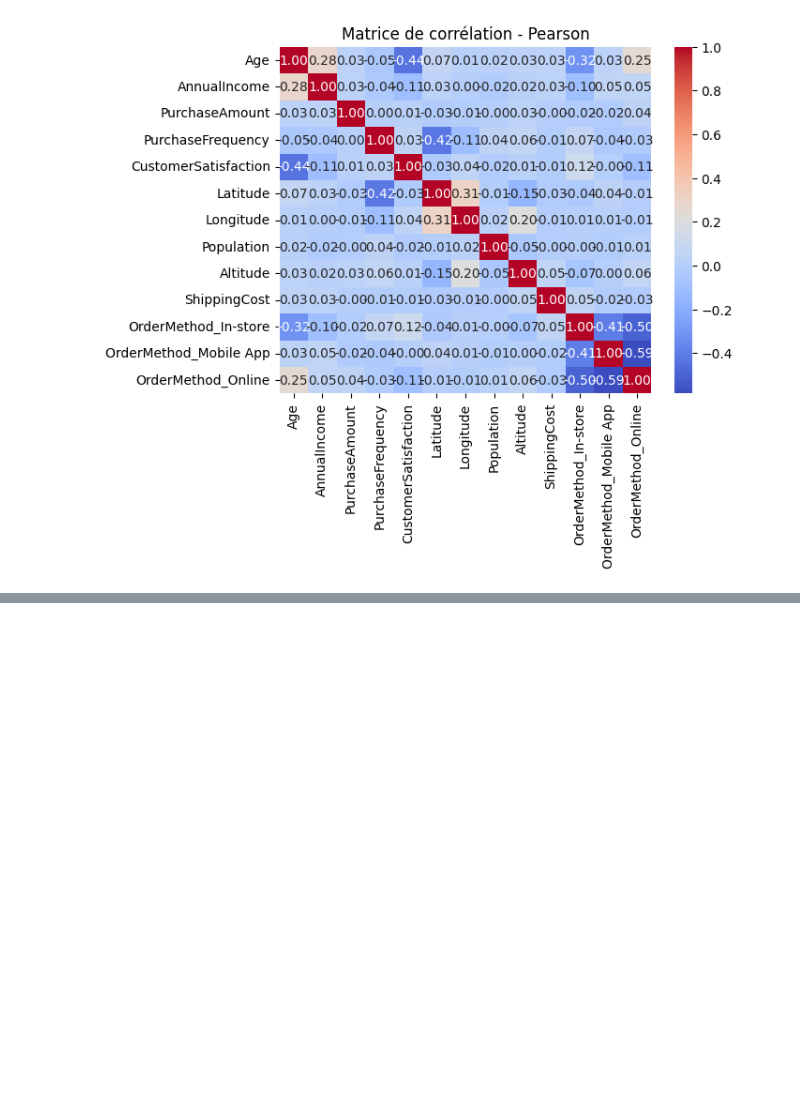
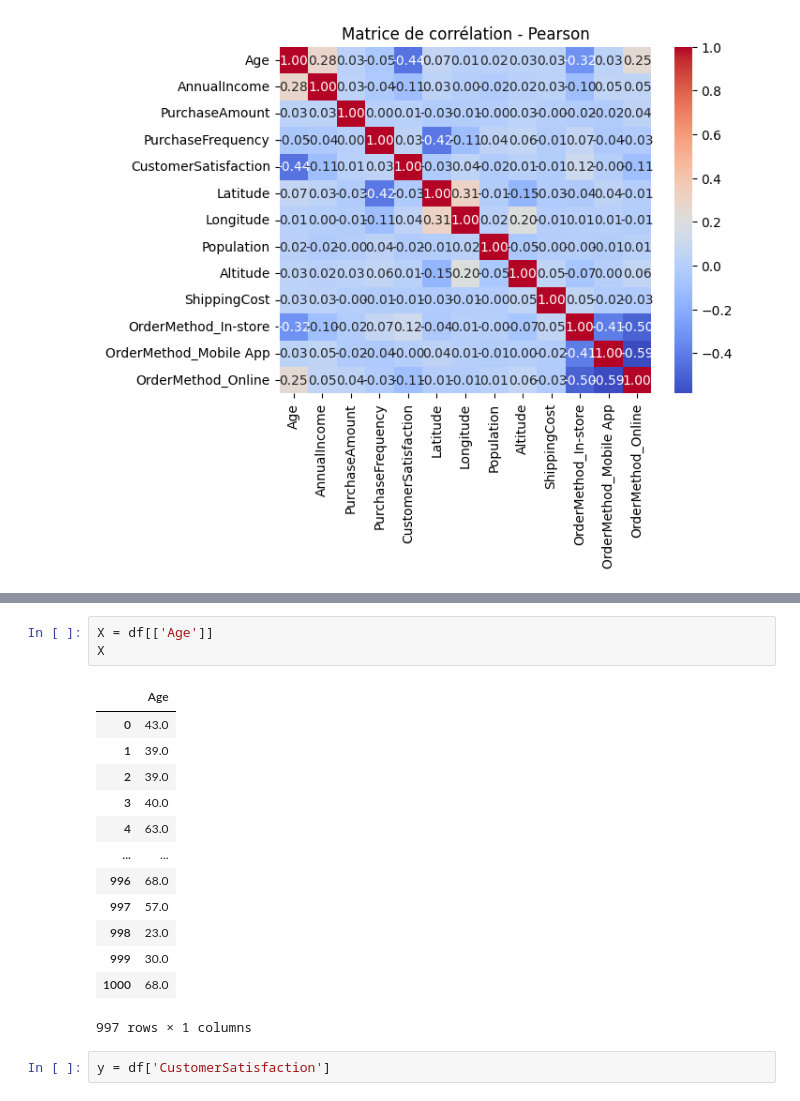
Before and after one commit to yzpt/module_pandas_B2, a Jupyter notebook: 7.0.EDA_template.ipynb, the cells around one changed output, grey strips where cells are left out. Drawn from its saved outputs; the diff is of its cells as text; blank space fills up the shorter version.

```diff
--- a/7.0.EDA_template.ipynb
+++ b/7.0.EDA_template.ipynb
@@ -796,0 +823,19 @@ plt.show()
+# %%
+X = df[['Age']]
+X
+# %% [output]
+|  | Age |
+| 0 | 43.0 |
+| 1 | 39.0 |
+| 2 | 39.0 |
+| 3 | 40.0 |
+| 4 | 63.0 |
+| ... | ... |
+| 996 | 68.0 |
+| 997 | 57.0 |
+| 998 | 23.0 |
+| 999 | 30.0 |
+| 1000 | 68.0 |
+997 rows × 1 columns
+# %%
+y = df['CustomerSatisfaction']
```
Also changed, not shown: parts of 5 cells of this notebook, 2 other files.
